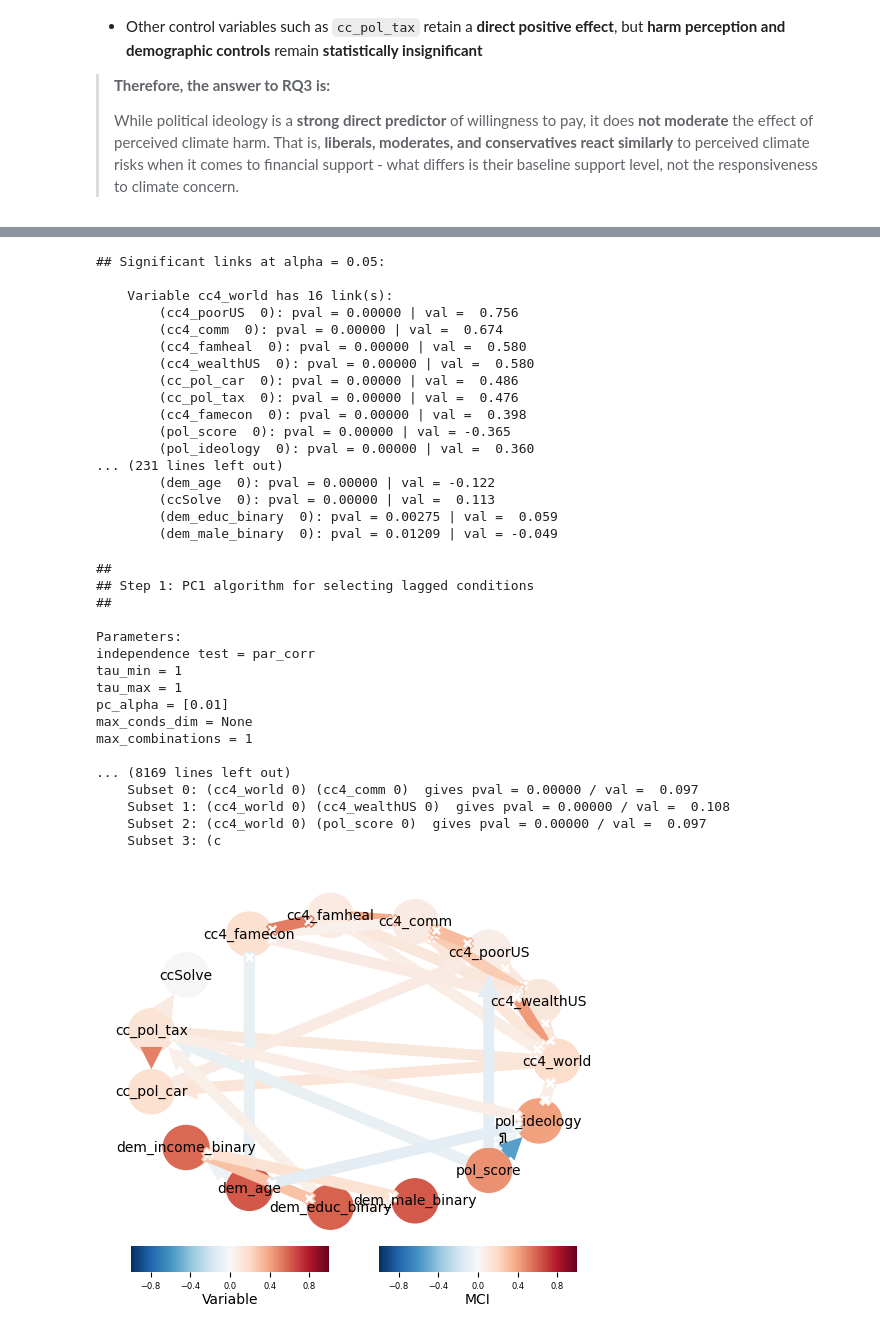
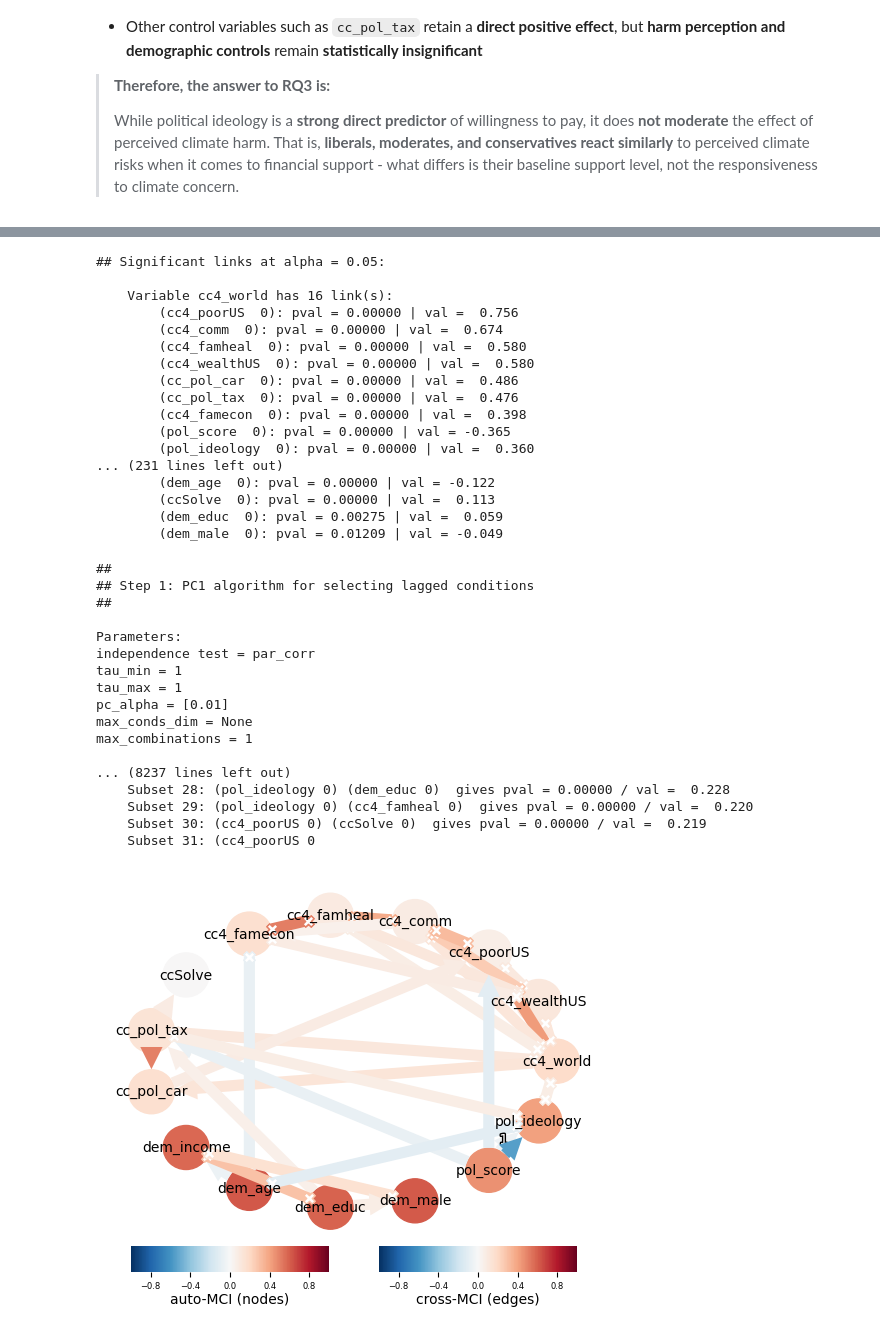
Before and after one commit to paraskevasleivadaros/climate-opinions-and-elections, a Jupyter notebook: notebooks/methods.ipynb, the cells around one changed output, grey strips where cells are left out. Drawn from its saved outputs; the diff is of its cells as text; code cells hidden in the pictures.

```diff
--- a/notebooks/methods.ipynb
+++ b/notebooks/methods.ipynb
@@ -826,15 +826,15 @@ import numpy as np
 
 # --- Load data ---
 df = pd.read_csv("../data/5-cleaned_data_3waves.csv", low_memory=False)
-print("🧪 Variable types:\n", df[variables].dtypes)
-print("\n🔍 Sample values:\n", df[variables].head())
+print("Variable types:\n", df[variables].dtypes)
+print("\n Sample values:\n", df[variables].head())
 
 # --- Define your analysis variables ---
 variables = [
     "cc4_world", "cc4_wealthUS", "cc4_poorUS",
     "cc4_comm", "cc4_famheal", "cc4_famecon",
     "ccSolve", "cc_pol_tax", "cc_pol_car",
-    "dem_income_binary", "dem_age", "dem_educ_binary", "dem_male_binary",
+    "dem_income", "dem_age", "dem_educ", "dem_male",
     "pol_score", "pol_ideology"
 ]
 
@@ -843,12 +843,12 @@ df = df.sort_values(['PID', 'WAVE'])
 
 # --- Ensure all PIDs have the same number of timepoints ---
 obs_per_pid = df.groupby('PID').size()
-print("🔍 Unique observation counts per PID:\n", obs_per_pid.value_counts())
+print("Unique observation counts per PID:\n", obs_per_pid.value_counts())
 
 # Filter only PIDs with exactly 3 timepoints
 valid_pids = obs_per_pid[obs_per_pid == 3].index
 df = df[df['PID'].isin(valid_pids)]
-print(f"✅ Using {len(valid_pids)} PIDs with 3 timepoints each.")
+print(f"Using {len(valid_pids)} PIDs with 3 timepoints each.")
 
 # --- Construct panel array (T, N, C) ---
 panel_data = []
@@ -862,11 +862,11 @@ for pid in units:
 
 # Convert to panel array: T x N x C
 panel_array = np.stack(panel_data, axis=-1)
-print("📐 Shape of panel_array (T, N, C):", panel_array.shape)
+print("Shape of panel_array (T, N, C):", panel_array.shape)
 
 # --- Check for NaNs and Infs ---
-print("🧪 NaNs in panel_array:", np.isnan(panel_array).sum())
-print("🧪 Infs in panel_array:", np.isinf(panel_array).sum())
+print("NaNs in panel_array:", np.isnan(panel_array).sum())
+print("Infs in panel_array:", np.isinf(panel_array).sum())
 
 T, N, C = panel_array.shape
 reshaped = panel_array.transpose(1, 0, 2).reshape(N, T * C)  # shape: (N, T*C)
@@ -877,7 +877,7 @@ non_constant_indices = [i for i, std in enumerate(flat_stds) if std > 0]
 panel_array = panel_array[:, non_constant_indices, :]
 variables = [variables[i] for i in non_constant_indices]
 
-print("✅ Dropped variables with no variance across the full panel.")
-print("📐 New panel_array shape:", panel_array.shape)
-print("📊 Variables retained:", variables)
+print("Dropped variables with no variance across the full panel.")
+print("New panel_array shape:", panel_array.shape)
+print("Variables retained:", variables)
 # %% [output]
@@ -939,8 +939,8 @@ pcmci.print_significant_links(p_matrix=results['p_matrix'],
 ... (231 lines left out)
         (dem_age  0): pval = 0.00000 | val = -0.122
         (ccSolve  0): pval = 0.00000 | val =  0.113
-        (dem_educ_binary  0): pval = 0.00275 | val =  0.059
-        (dem_male_binary  0): pval = 0.01209 | val = -0.049
+        (dem_educ  0): pval = 0.00275 | val =  0.059
+        (dem_male  0): pval = 0.01209 | val = -0.049
 # %%
 # Configuration
 tau_max = 1  # maximum time lag to test
@@ -962,25 +962,25 @@ pc_alpha = [0.01]
 max_conds_dim = None
 max_combinations = 1
 
-... (8169 lines left out)
-    Subset 0: (cc4_world 0) (cc4_comm 0)  gives pval = 0.00000 / val =  0.097
-    Subset 1: (cc4_world 0) (cc4_wealthUS 0)  gives pval = 0.00000 / val =  0.108
-    Subset 2: (cc4_world 0) (pol_score 0)  gives pval = 0.00000 / val =  0.097
-    Subset 3: (c
+... (8237 lines left out)
+    Subset 28: (pol_ideology 0) (dem_educ 0)  gives pval = 0.00000 / val =  0.228
+    Subset 29: (pol_ideology 0) (cc4_famheal 0)  gives pval = 0.00000 / val =  0.220
+    Subset 30: (cc4_poorUS 0) (ccSolve 0)  gives pval = 0.00000 / val =  0.219
+    Subset 31: (cc4_poorUS 0
 # %%
 from tigramite import plotting as tp
 import matplotlib.pyplot as plt
 
 # Unpack the figure and axes
 fig, ax = tp.plot_graph(
     graph=results['graph'],
     val_matrix=results['val_matrix'],
     var_names=variables,
-    link_colorbar_label='MCI',
-    node_colorbar_label='Variable'
+    link_colorbar_label='cross-MCI (edges)',
+    node_colorbar_label='auto-MCI (nodes)'
 )
 
 # Save the figure
 fig.savefig("../results/pcmci_graph.png", dpi=300, bbox_inches='tight')
 # %% [output]
-[figure, old version]
+[figure, new version]
```
Also changed, not shown: parts of 11 cells of this notebook, 5 other files.
